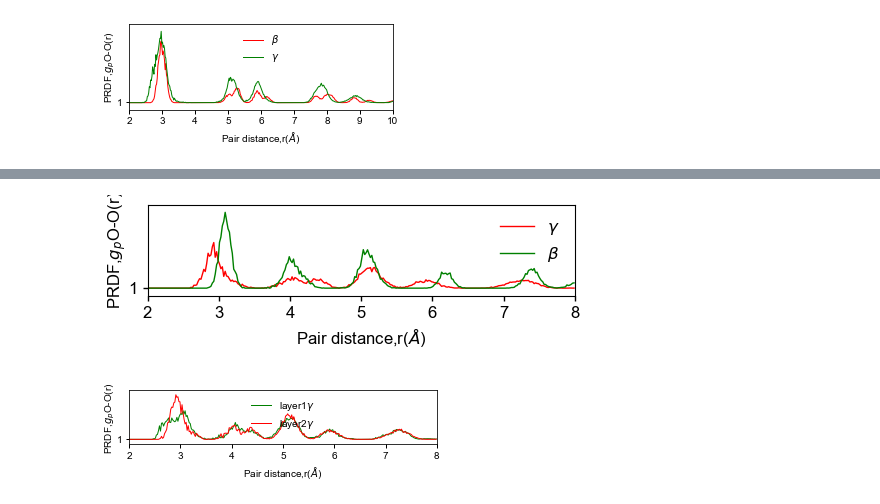
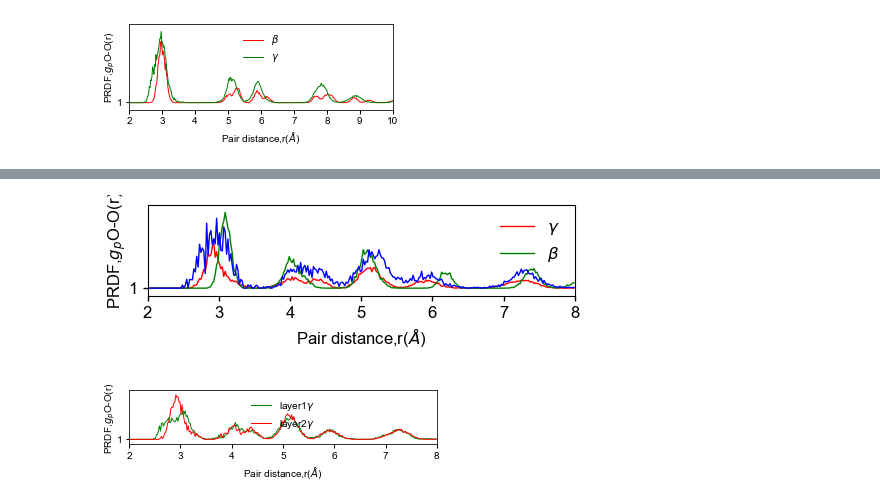
Before and after one commit to HE-RU10/ga2o3, a Jupyter notebook: alpha.ipynb, the cells around one changed output, grey strips where cells are left out. Saved outputs shown, nothing was run; the diff lists cells and outputs as text; code cells hidden in the pictures.

```diff
--- a/alpha.ipynb
+++ b/alpha.ipynb
@@ -123,35 +123,40 @@ fn=path+'ordf_xy_layer_gamma'
 Ordf_alpha=pd.read_csv(fn, sep=' ',skiprows=1)
 plt.plot(Ordf_alpha.iloc[:,0],Ordf_alpha.iloc[:,1],label=r'$\gamma$',linewidth=1,color='red')
 
 fn=path+'ordf_xy_layer_beta'
 Ordf_alpha=pd.read_csv(fn, sep=' ',skiprows=1)
 plt.plot(Ordf_alpha.iloc[:,0],Ordf_alpha.iloc[:,1],label=r'$\beta$',linewidth=1,color='green')
 #fn=path+'ordf_xz_beta'
 # overlap _aniso_npt_per10
 fn='/Users/ruhe/Desktop/ga2o3/overlapping/overlapping_anneal/1000K_100ps/PRDF/ordf_xy_layer_beta_overlapping3'
 Ordf_alpha=pd.read_csv(fn, sep=' ',skiprows=1)
 #plt.plot(Ordf_alpha.iloc[:,0],Ordf_alpha.iloc[:,1],label=r'overlapping_aniso_npt',linewidth=1,color='purple')
 
 #overlap without anneal, then 2800PKA, nvt 1500K,1ns anneal
 fn='/Users/ruhe/Desktop/ga2o3/overlapping/smallbox_without_npt/1500K_1ns_nvt_anneal/2800PKA_xy_olayer'
 Ordf_nvt_anneal=pd.read_csv(fn, sep=' ',skiprows=1)
 #plt.plot(Ordf_nvt_anneal.iloc[:,0],Ordf_nvt_anneal.iloc[:,1],label=r'$overlapping2800PKA nvt anneal 1500K 1ns$',linewidth=1,color='blue')
+
+#big cell overlap+10ps iso npt, then 2600K,nvt 1500k_1ns anneal
+fn='/Users/ruhe/Desktop/ga2o3/overlapping/bigbox_without_npt/nvt_log/o_xy_layer_2600PKA_1500K_1ns_nvt_anneal'
+Ordf_nvt_anneal=pd.read_csv(fn, sep=' ',skiprows=1)
+plt.plot(Ordf_nvt_anneal.iloc[:,0],Ordf_nvt_anneal.iloc[:,1],linewidth=1,color='blue')
 plt.xlim([2, 8])
 plt.ylabel('PRDF,$g_{p}$O-O(r)', labelpad=-0, fontsize=12)
 plt.xlabel('Pair distance,r($\AA$)',fontsize=12)
 plt.rcParams["figure.figsize"] = (14/2.54,3/2.54)
 plt.rcParams["font.family"] = "arial"
 plt.xticks(fontsize=12)
 plt.tick_params(width=1)
 plt.yticks(fontsize=12)
 plt.legend(fontsize=12, loc='upper right',frameon=False)
 #plt.yticks([])
 plt.yticks([1],fontsize=12)
 plt.margins(x=0)
 plt.margins(y=0.1)
-plt.savefig('/Users/ruhe/Desktop/ga2o3/overlapping/strain_induce/fig/o_sub.svg')
+#plt.savefig('/Users/ruhe/Desktop/ga2o3/overlapping/strain_induce/fig/o_sub.svg')
 # %% [output]
-[figure, old version]
+[figure, new version]
 # %%
 #gama  ordf xy layer
 path='/home/heruhe/Desktop/Ga2o3/relaxed_dataframes/'
```
Also changed, not shown: parts of 1 cell of this notebook, 3 other files.
